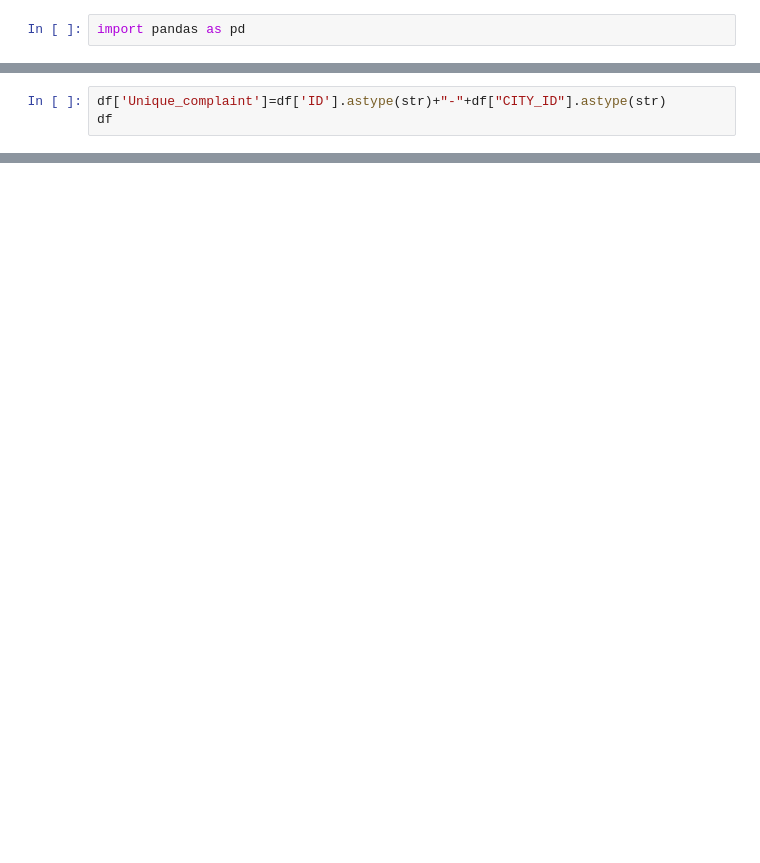
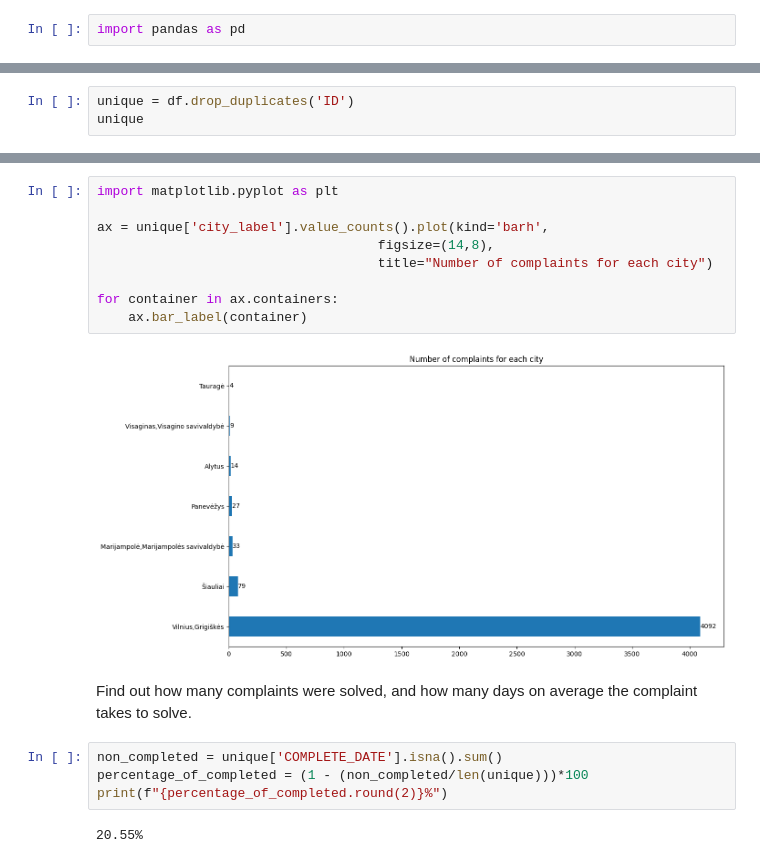
Before and after one commit to aidagarnyte/python_courses, a Jupyter notebook: final_project1.ipynb, the cells around one changed output, grey strips where cells are left out. Cells and saved outputs as stored; diff of their text form; blank space fills up the shorter version.

```diff
--- a/final_project1.ipynb
+++ b/final_project1.ipynb
@@ -20,3 +21,0 @@ df
-# %%
-df['Unique_complaint']=df['ID'].astype(str)+"-"+df["CITY_ID"].astype(str)
-df
@@ -47,0 +24,3 @@ len(df.groupby('ID').count())
+# %%
+unique = df.drop_duplicates('ID')
+unique
@@ -61,3 +56,22 @@ df.groupby('city_label').count()
+# %%
+import matplotlib.pyplot as plt
+
+ax = unique['city_label'].value_counts().plot(kind='barh',
+                                    figsize=(14,8),
+                                    title="Number of complaints for each city")
+
+for container in ax.containers:
+    ax.bar_label(container)
+# %% [output]
+[figure, added]
+# %% [markdown]
+Find out how many complaints were solved, and how many days on average the complaint takes to solve.
+# %%
+non_completed = unique['COMPLETE_DATE'].isna().sum()
+percentage_of_completed = (1 - (non_completed/len(unique)))*100
+print(f"{percentage_of_completed.round(2)}%")
+# %% [output]
+20.55%
 # %%
 df['SOLVED_TIME'].mean()
 # %% [output]
```
Also changed, not shown: parts of 15 cells of this notebook, 1 other file.
